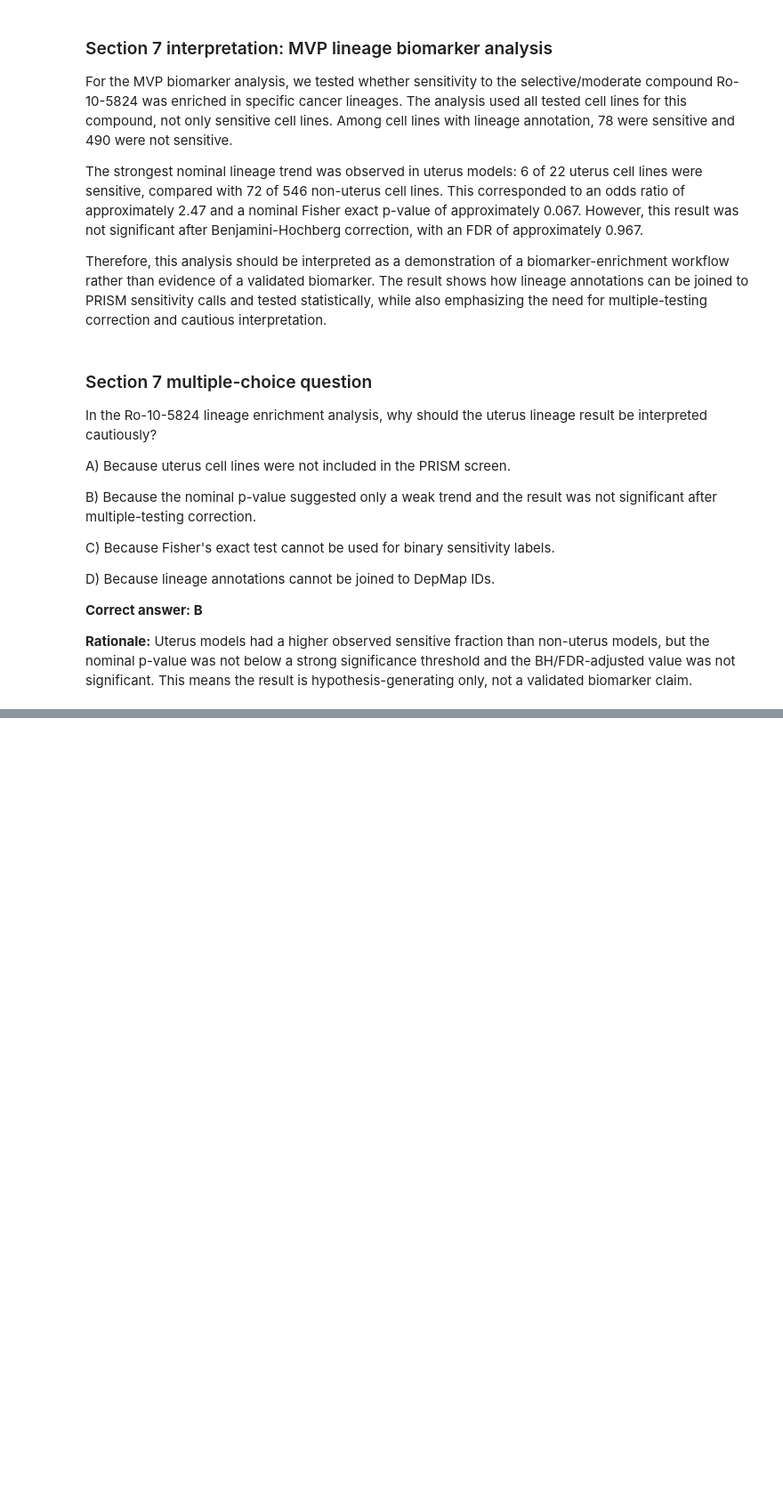
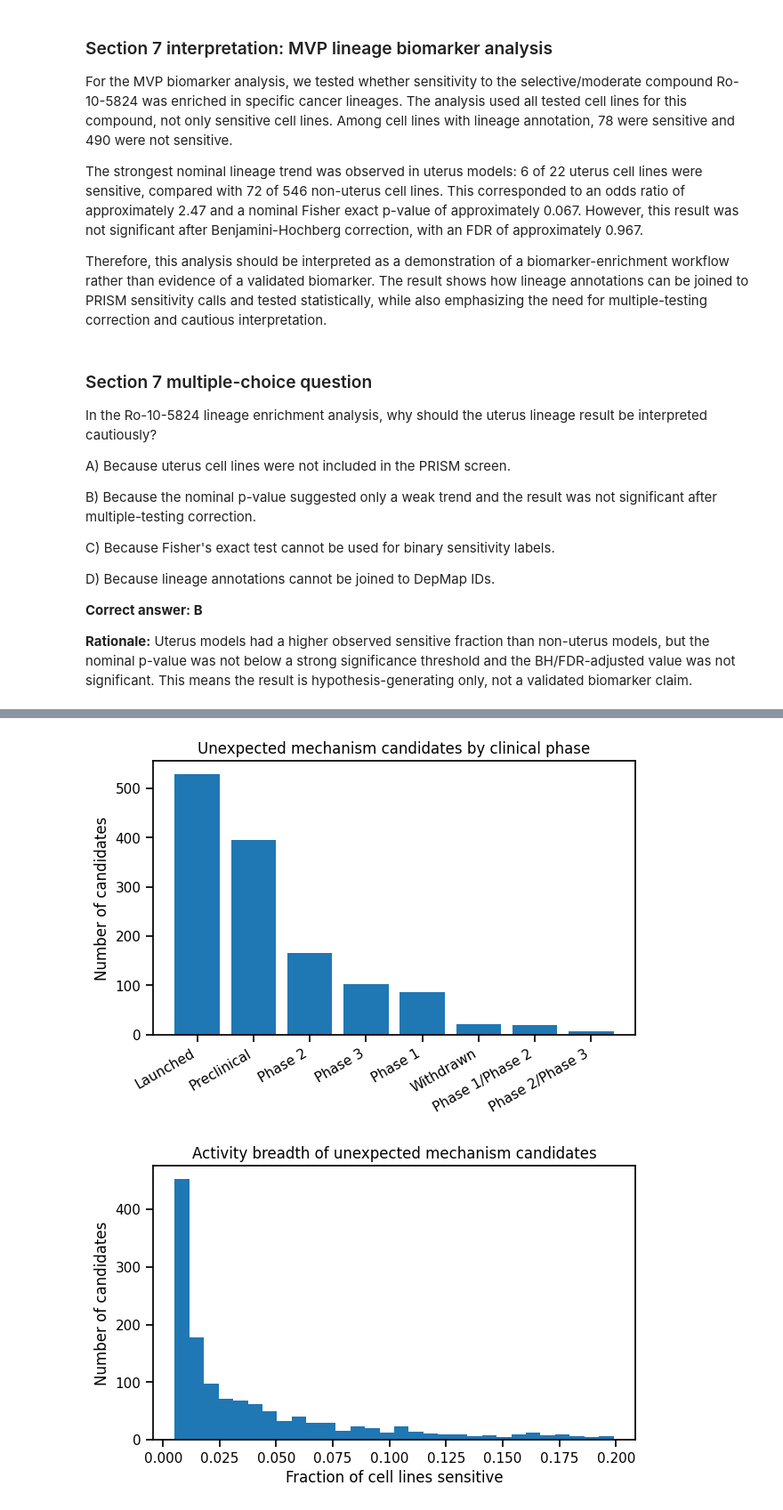
Before and after one commit to shashankshrishrimal-source/Code-for-assignment, a Jupyter notebook: notebooks/prism_repurposing_analysis.ipynb, the cells around one changed output, grey strips where cells are left out. Shown at 89% size. Drawn from its saved outputs; the diff is of its cells as text; code cells hidden in the pictures; blank space fills up the shorter version.

Commit message:
Add unexpected mechanism analysis MVP

```diff
--- a/notebooks/prism_repurposing_analysis.ipynb
+++ b/notebooks/prism_repurposing_analysis.ipynb
@@ -5890,0 +6117,35 @@ D) Because lineage annotations cannot be joined to DepMap IDs.
+# %%
+# Plot unexpected mechanism candidate distribution
+
+import matplotlib.pyplot as plt
+
+candidate_phase_counts = (
+    unexpected_mechanism_table
+    .loc[unexpected_mechanism_table["unexpected_mechanism_candidate"], "phase"]
+    .value_counts(dropna=False)
+)
+
+plt.figure(figsize=(7, 4))
+plt.bar(candidate_phase_counts.index.astype(str), candidate_phase_counts.values)
+plt.xticks(rotation=30, ha="right")
+plt.ylabel("Number of candidates")
+plt.title("Unexpected mechanism candidates by clinical phase")
+plt.show()
+
+plt.figure(figsize=(7, 4))
+plt.hist(
+    unexpected_mechanism_table
+    .loc[
+        unexpected_mechanism_table["unexpected_mechanism_candidate"],
+        "fraction_sensitive_cell_lines"
+    ]
+    .dropna(),
+    bins=30,
+)
+plt.xlabel("Fraction of cell lines sensitive")
+plt.ylabel("Number of candidates")
+plt.title("Activity breadth of unexpected mechanism candidates")
+plt.show()
+# %% [output]
+[figure, added]
+[figure, added]
```
Also changed, not shown: parts of 6 cells of this notebook.
